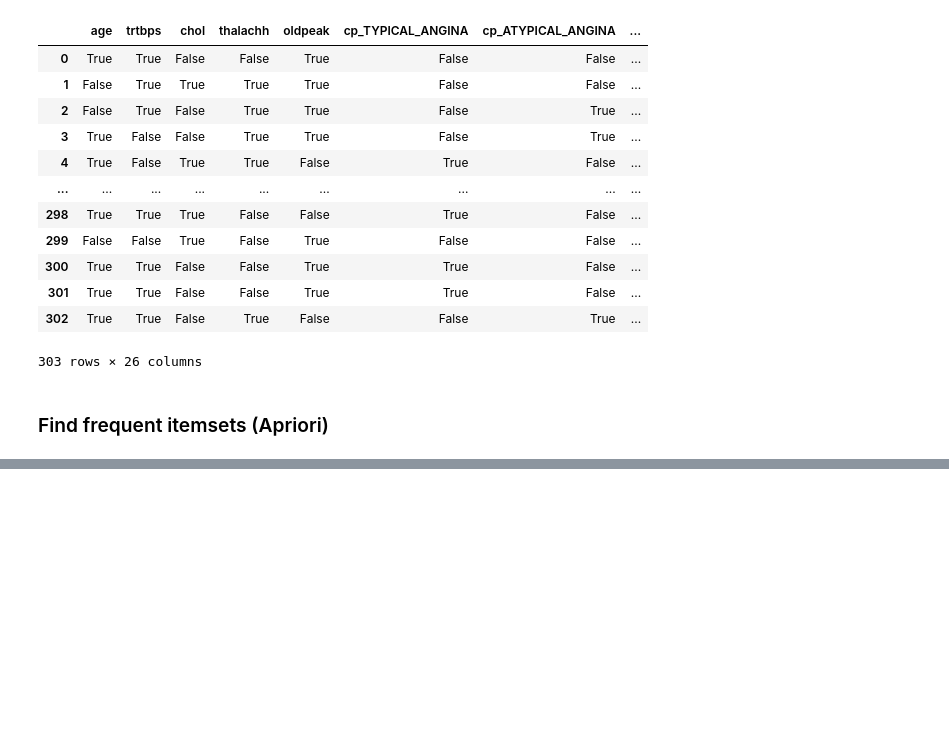
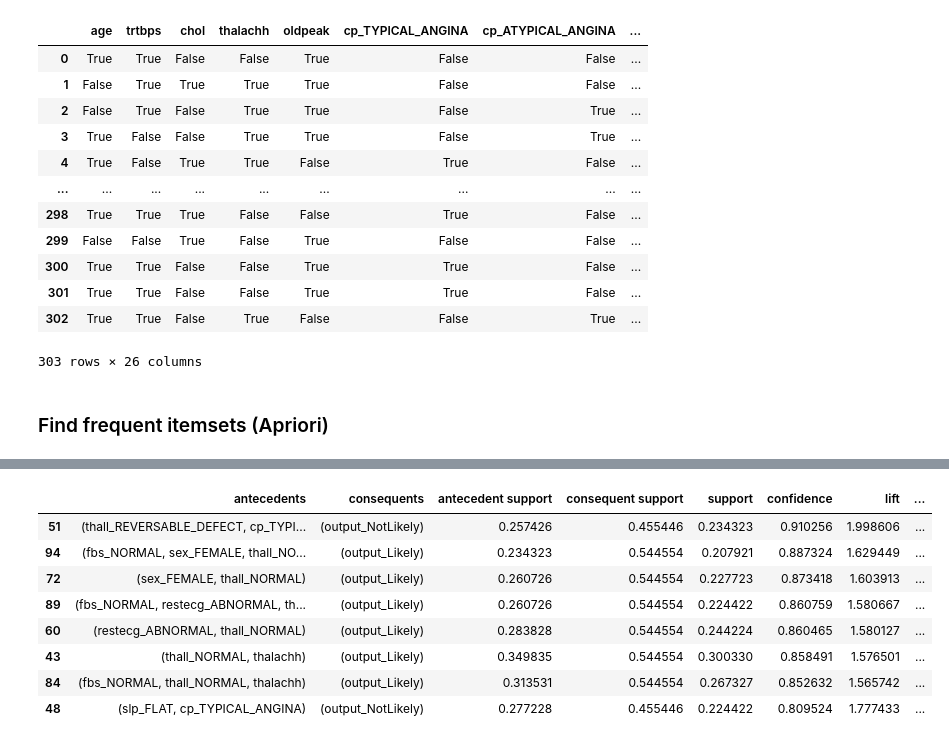
Before and after one commit to marbrex/tiw-data-analysis-project, a Jupyter notebook: heart-attack-prediction-and-analysis.ipynb, the cells around one changed output, grey strips where cells are left out. Cells and saved outputs as stored; diff of their text form; code cells hidden in the pictures; blank space fills up the shorter version.

```diff
--- a/heart-attack-prediction-and-analysis.ipynb
+++ b/heart-attack-prediction-and-analysis.ipynb
@@ -1189,0 +1187,22 @@ display(rules)
+# %%
+# Generer tous les regles d'association
+rules = association_rules(freq_itemsets, metric='confidence', min_threshold=0.8)
+rules = rules.sort_values(['confidence', 'support'], ascending=[False, False])
+
+# Selectionner que les regles qui pourraient nous interesser
+targets = ['output_Likely', 'output_NotLikely']
+target_in_antecedents = rules['antecedents'].apply(lambda x: len(x.intersection(targets)) > 0)
+target_in_consequents = rules['consequents'].apply(lambda x: len(x.intersection(targets)) > 0)
+
+pd.set_option('display.max_rows', None)
+display(rules.loc[target_in_consequents])
+# %% [output]
+|  | antecedents | consequents | antecedent support | consequent support | support | confidence | lift | ... |
+| 51 | (thall_REVERSABLE_DEFECT, cp_TYPI... | (output_NotLikely) | 0.257426 | 0.455446 | 0.234323 | 0.910256 | 1.998606 | ... |
+| 94 | (fbs_NORMAL, sex_FEMALE, thall_NO... | (output_Likely) | 0.234323 | 0.544554 | 0.207921 | 0.887324 | 1.629449 | ... |
+| 72 | (sex_FEMALE, thall_NORMAL) | (output_Likely) | 0.260726 | 0.544554 | 0.227723 | 0.873418 | 1.603913 | ... |
+| 89 | (fbs_NORMAL, restecg_ABNORMAL, th... | (output_Likely) | 0.260726 | 0.544554 | 0.224422 | 0.860759 | 1.580667 | ... |
+| 60 | (restecg_ABNORMAL, thall_NORMAL) | (output_Likely) | 0.283828 | 0.544554 | 0.244224 | 0.860465 | 1.580127 | ... |
+| 43 | (thall_NORMAL, thalachh) | (output_Likely) | 0.349835 | 0.544554 | 0.300330 | 0.858491 | 1.576501 | ... |
+| 84 | (fbs_NORMAL, thall_NORMAL, thalachh) | (output_Likely) | 0.313531 | 0.544554 | 0.267327 | 0.852632 | 1.565742 | ... |
+| 48 | (slp_FLAT, cp_TYPICAL_ANGINA) | (output_NotLikely) | 0.277228 | 0.455446 | 0.224422 | 0.809524 | 1.777433 | ... |
```
Also changed, not shown: parts of 13 cells of this notebook.
